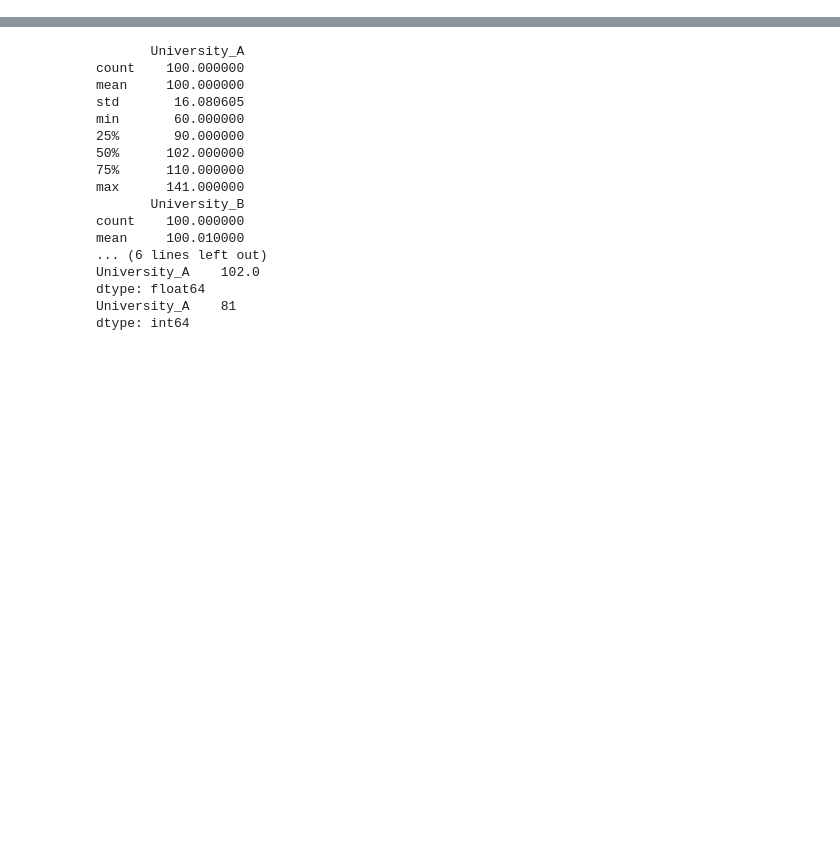
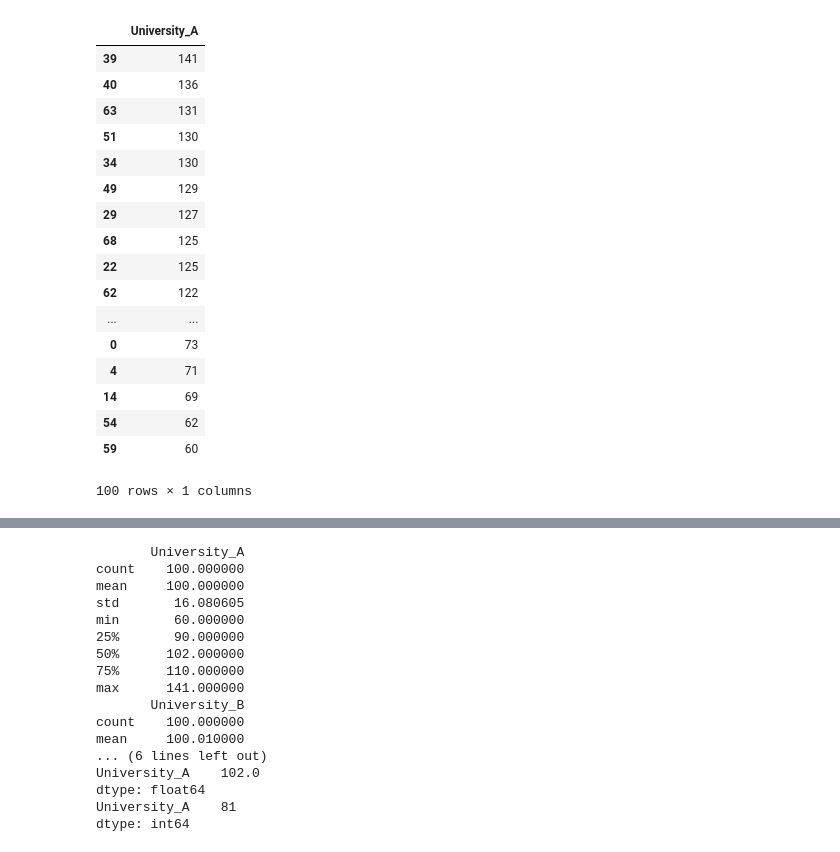
Before and after one commit to StevenCzar/mtsu_code, a Jupyter notebook: stats/math_2250.ipynb, the cells around one changed output, grey strips where cells are left out. Saved outputs shown, nothing was run; the diff lists cells and outputs as text; code cells hidden in the pictures; blank space fills up the shorter version.

```diff
--- a/stats/math_2250.ipynb
+++ b/stats/math_2250.ipynb
@@ -28,0 +40,21 @@ uni_b = pd.DataFrame(data=uni_b)
+# %%
+uni_a_sorted
+# %% [output]
+|  | University_A |
+| 39 | 141 |
+| 40 | 136 |
+| 63 | 131 |
+| 51 | 130 |
+| 34 | 130 |
+| 49 | 129 |
+| 29 | 127 |
+| 68 | 125 |
+| 22 | 125 |
+| 62 | 122 |
+| ... | ... |
+| 0 | 73 |
+| 4 | 71 |
+| 14 | 69 |
+| 54 | 62 |
+| 59 | 60 |
+100 rows × 1 columns
```
Also changed, not shown: parts of 11 cells of this notebook, 3 other files.
